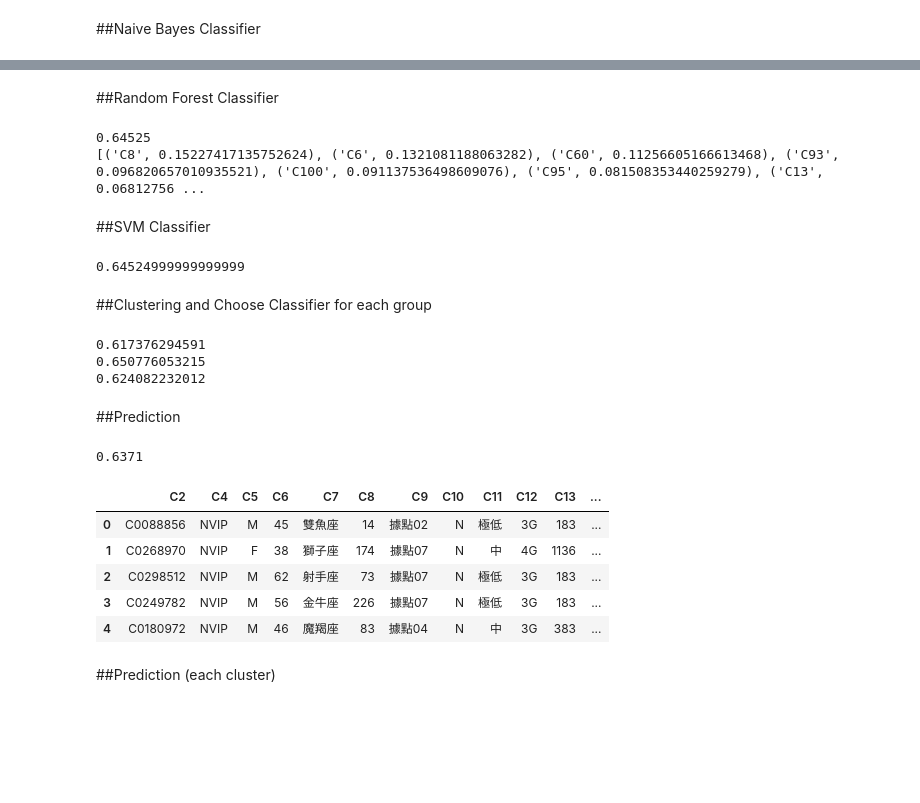
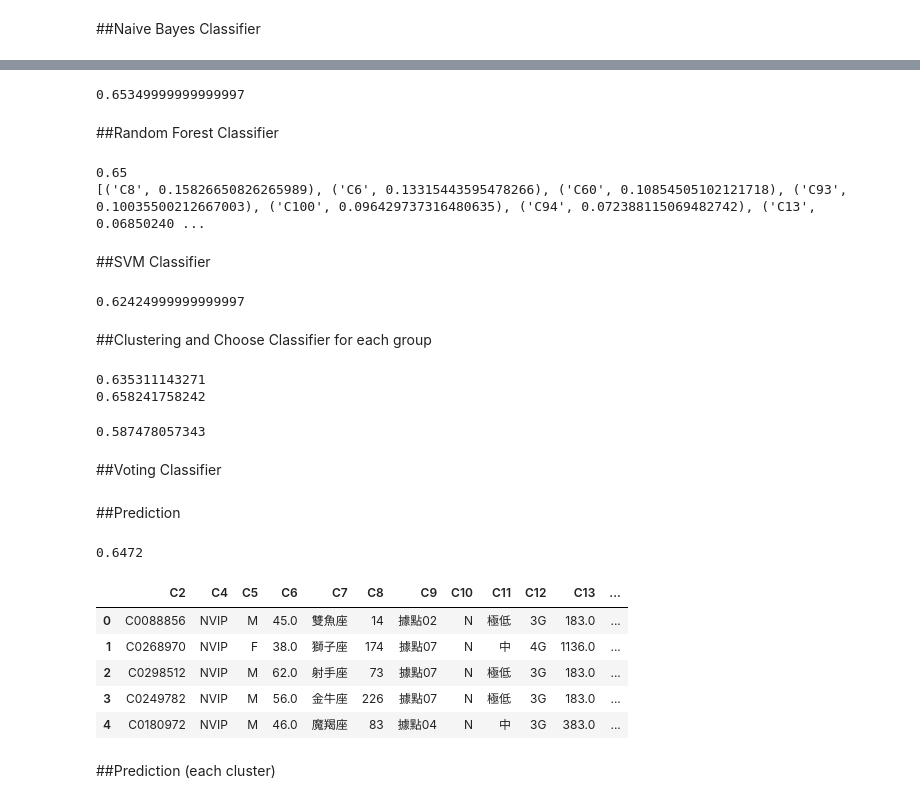
Before and after one commit to hungtzuhsuan/dataAnalytics, a Jupyter notebook: ipython/npout3_forecast.ipynb, the cells around one changed output, grey strips where cells are left out. Cells and saved outputs as stored; diff of their text form; code cells hidden in the pictures; blank space fills up the shorter version.

```diff
--- a/ipython/npout3_forecast.ipynb
+++ b/ipython/npout3_forecast.ipynb
@@ -210,35 +214,46 @@ clf2.score(X_test, y_test)
+# %%
+from sklearn.linear_model import LogisticRegression
+
+#X_train, X_test, y_train, y_test = cross_validation.train_test_split(X, y, test_size=0.4, random_state=0)
+
+clf2 = LogisticRegression().fit(X_train, y_train)
+clf2.score(X_test, y_test)
+# %% [output]
+0.65349999999999997
 # %% [markdown]
 ##Random Forest Classifier
 # %%
 from sklearn import cross_validation
 from sklearn.ensemble import RandomForestClassifier
 
-X_train, X_test, y_train, y_test = cross_validation.train_test_split(X, y, test_size=0.4, random_state=0)
+#X_train, X_test, y_train, y_test = cross_validation.train_test_split(X, y, test_size=0.4, random_state=0)
 
 clf3 = RandomForestClassifier(n_estimators=10, class_weight={0:1, 1:10}).fit(X_train, y_train)
 print clf3.score(X_test, y_test)
 
 print sorted(zip(choosed, clf3.feature_importances_), key=lambda x: x[1], reverse=True)
 # %% [output]
-0.64525
-[('C8', 0.15227417135752624), ('C6', 0.1321081188063282), ('C60', 0.11256605166613468), ('C93', 0.096820657010935521), ('C100', 0.091137536498609076), ('C95', 0.081508353440259279), ('C13', 0.06812756 ...
+0.65
+[('C8', 0.15826650826265989), ('C6', 0.13315443595478266), ('C60', 0.10854505102121718), ('C93', 0.10035500212667003), ('C100', 0.096429737316480635), ('C94', 0.072388115069482742), ('C13', 0.06850240 ...
 # %% [markdown]
 ##SVM Classifier
 # %%
 from sklearn import cross_validation
 from sklearn import svm
 
-X_train, X_test, y_train, y_test = cross_validation.train_test_split(X, y, test_size=0.4, random_state=0)
+#X_train, X_test, y_train, y_test = cross_validation.train_test_split(X, y, test_size=0.4, random_state=0)
 
-clf4 = svm.SVC(kernel='linear', C=1).fit(X_train, y_train)
+#clf4 = svm.SVC(kernel='linear', C=1).fit(X_train, y_train)
+clf4 = svm.SVC(kernel='rbf', probability=True).fit(X_train, y_train)
 clf4.score(X_test, y_test)
 # %% [output]
-0.64524999999999999
+0.62424999999999997
 # %% [markdown]
 ##Clustering and Choose Classifier for each group
 # %%
 from sklearn.cluster import KMeans
 
+#X_cData = X.loc[:, [c for c in filtered[:8] if c!='C24']].fillna(0)
 choosed_for_clustering = ['C8', 'C6', 'C60'] #[c for c in filtered[:8] if c!='C24']
 X_cData = X.loc[:, choosed_for_clustering]
 
@@ -258,13 +273,15 @@ for i in xrange(3):
       except:
         _X[col] = _X[col].replace({name: n for n, name in enumerate(_X[col].unique())})
     X_train, X_test, y_train, y_test = cross_validation.train_test_split(_X, _y, test_size=0.4, random_state=0)
-    clfs[i] = RandomForestClassifier(n_estimators=10, class_weight={0:1, 1:9}).fit(X_train, y_train)
+    clfs[i] = RandomForestClassifier(n_estimators=10, class_weight={0:1, 1:10}).fit(X_train, y_train)
     score = clfs[i].score(X_test, y_test)
-    if score<0.65: clfs[i] = svm.SVC(kernel='linear', C=1).fit(X_train, y_train)
+    if score<0.65: clfs[i] = svm.SVC(kernel='rbf', probability=True).fit(X_train, y_train)
     print clfs[i].score(X_test, y_test)
 
 #X_train.head()
 # %% [output]
-0.617376294591
-0.650776053215
-0.624082232012
+0.635311143271
+0.658241758242
+0.587478057343
+# %% [markdown]
+##Voting Classifier
@@ -273,30 +294,30 @@ for i in xrange(3):
 # %%
 from sklearn.metrics import accuracy_score
 
 dfp = pd.read_csv('../../MB_PCUST_NPOUT_EXAM.txt', encoding='utf-8', sep='\t', names=['C2']+['C'+str(i+4) for i in xrange(212)], na_values=['?'])
 
 Xp = dfp.loc[:, choosed]
 for col in Xp.columns:
   try:
     Xp[col].fillna(0, inplace=True)
     Xp[col] = StandardScaler().fit_transform(Xp[col])
   except:
     Xp[col] = Xp[col].replace({name: n for n, name in enumerate(Xp[col].unique())})
 
-dfp['pred_C3'] = clf4.predict(Xp)
+dfp['pred_C3'] = clf2.predict(Xp)
 dfp['C3'] = dfp['C24'].map(lambda x: 1 if x>0 else 0)
 
 print accuracy_score(dfp['C3'], dfp['pred_C3'])
 
 dfp.head()
 # %% [output]
-0.6371
+0.6472
 |  | C2 | C4 | C5 | C6 | C7 | C8 | C9 | C10 | C11 | C12 | C13 | ... |
-| 0 | ﻿C0088856 | NVIP | M | 45 | 雙魚座 | 14 | 據點02 | N | 極低 | 3G | 183 | ... |
-| 1 | C0268970 | NVIP | F | 38 | 獅子座 | 174 | 據點07 | N | 中 | 4G | 1136 | ... |
-| 2 | C0298512 | NVIP | M | 62 | 射手座 | 73 | 據點07 | N | 極低 | 3G | 183 | ... |
-| 3 | C0249782 | NVIP | M | 56 | 金牛座 | 226 | 據點07 | N | 極低 | 3G | 183 | ... |
-| 4 | C0180972 | NVIP | M | 46 | 魔羯座 | 83 | 據點04 | N | 中 | 3G | 383 | ... |
+| 0 | C0088856 | NVIP | M | 45.0 | 雙魚座 | 14 | 據點02 | N | 極低 | 3G | 183.0 | ... |
+| 1 | C0268970 | NVIP | F | 38.0 | 獅子座 | 174 | 據點07 | N | 中 | 4G | 1136.0 | ... |
+| 2 | C0298512 | NVIP | M | 62.0 | 射手座 | 73 | 據點07 | N | 極低 | 3G | 183.0 | ... |
+| 3 | C0249782 | NVIP | M | 56.0 | 金牛座 | 226 | 據點07 | N | 極低 | 3G | 183.0 | ... |
+| 4 | C0180972 | NVIP | M | 46.0 | 魔羯座 | 83 | 據點04 | N | 中 | 3G | 383.0 | ... |
 # %% [markdown]
 ##Prediction (each cluster)
 # %%
```
Also changed, not shown: parts of 19 cells of this notebook.
